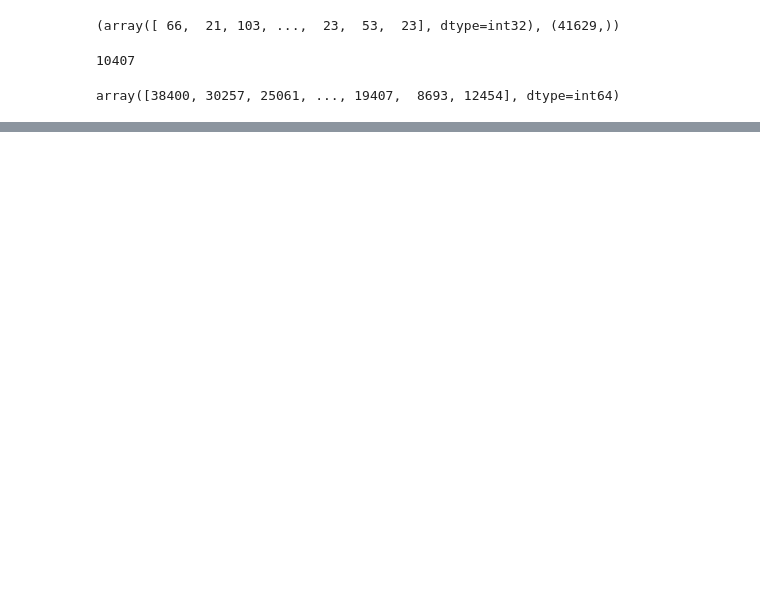
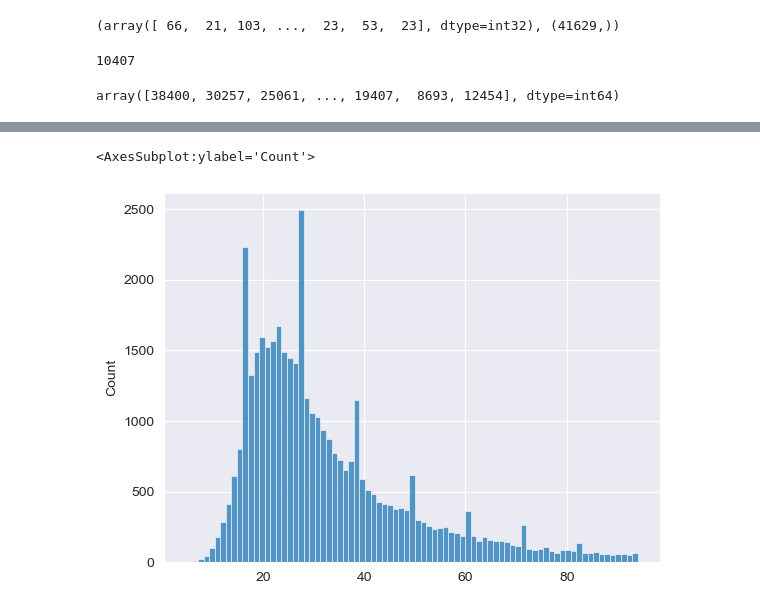
Before and after one commit to MatteoPancini/Recsys-Challenge-2022, a Jupyter notebook: Notebooks/User-Wise.ipynb, the cells around one changed output, grey strips where cells are left out. Drawn from its saved outputs; the diff is of its cells as text; code cells hidden in the pictures; blank space fills up the shorter version.

```diff
--- a/Notebooks/User-Wise.ipynb
+++ b/Notebooks/User-Wise.ipynb
@@ -28,7 +32,15 @@ Warning: 899 (2.16 %) of 41629 users have no sampled items
 # %%
 interactions = []
 for i in range(41629):
     interactions.append(len(URM[i,:].nonzero()[0]))
+
+#interactions = np.array(inter).sort()
+interactions_to_plot = sorted(interactions)[:40000]
+
+sb.histplot(interactions_to_plot)
+# %% [output]
+<AxesSubplot:ylabel='Count'>
+[figure, added]
 # %%
 from Recommenders.NonPersonalizedRecommender import TopPop
 from Recommenders.KNN.ItemKNNCFRecommenderPLUS import ItemKNNCFRecommender
```
Also changed, not shown: parts of 6 cells of this notebook, 22 other files.
